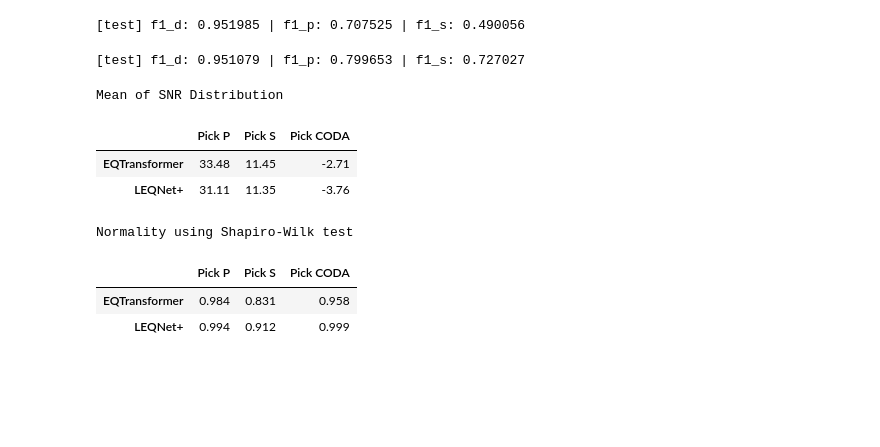
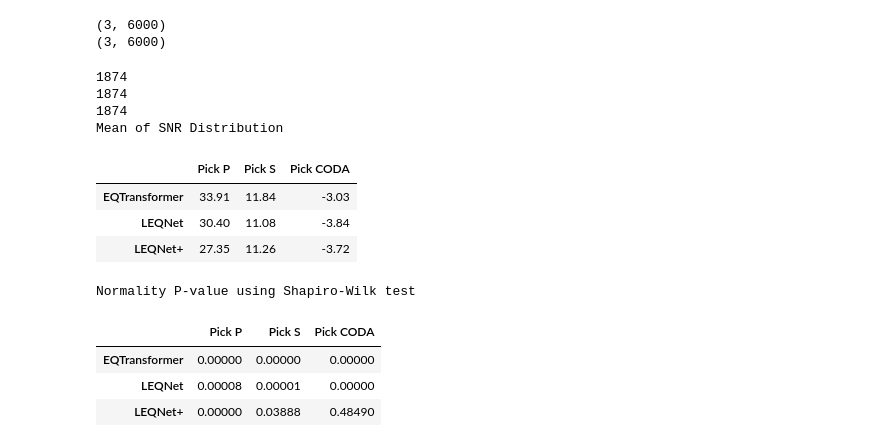
Before and after one commit to FajrulHQ/eq-detection, a Jupyter notebook: notebooks/main.ipynb, the cells around one changed output. Cells and saved outputs as stored; diff of their text form; code cells hidden in the pictures; blank space fills up the shorter version.

```diff
--- a/notebooks/main.ipynb
+++ b/notebooks/main.ipynb
@@ -281,10 +156,6 @@ solver.save_summary()
-# %%
-solver.picker_thres=0.55
-solver.plot_hist(base_model=copy.deepcopy(model_leq), n=0)
-# %% [output]
-[test] f1_d: 0.951985 | f1_p: 0.707525 | f1_s: 0.490056
-# %%
-solver.picker_thres=0.1
-solver.plot_hist(base_model=copy.deepcopy(model_leq), n=0)
-# %% [output]
-[test] f1_d: 0.951079 | f1_p: 0.799653 | f1_s: 0.727027
+# %%
+for model in [model_eqt, model_leq_plus]:
+    print((model.in_channels, model.in_samples))
+# %% [output]
+(3, 6000)
+(3, 6000)
@@ -294,12 +172,12 @@ from scipy import stats
 import statsmodels.api as sm
 import pandas as pd
 
-def snr_dist_compare(path1, path2, model_label, dT=500):
+def snr_dist_compare(paths, model_label, dT=500):
   fig, axs = plt.subplots(1,3, figsize=(12,4))
-  colors = ['red', 'blue']
+  colors = ['red', 'slateblue', 'blue']
   data_means = []
   data_normality = []
-  for p,path in enumerate([path1, path2]):
+  for p,path in enumerate(paths):
     with open(path/f'test_dT{dT}'/'dist_SNR.json', 'r') as f:
       data = json.load(f)
     mean_values = []
@@ -314,41 +192,47 @@ def snr_dist_compare(path1, path2, model_label, dT=500):
       axs[i].axvline(mean, color=colors[p], linewidth=1, linestyle='dashed')
 
       title = 'Pick P' if label=='p' else 'Pick S' if label=='s' else 'Pick CODA'
       axs[i].set_title(title)
       axs[i].set_xlabel('SNR db')
       handles, labels = axs[i].get_legend_handles_labels()
       axs[i].legend(handles, labels)
       axs[i].set_xlim(0,60) if 'd' != label else axs[i].set_xlim(-20,2)
 
       mean_values.append(f"{mean:.2f}")
-      norm_values.append(f"{statistic:.3f}")
+      norm_values.append(f"{p_value:.5f}")
 
     data_means.append(mean_values)
     data_normality.append(norm_values)
 
     if p==0: mask = len(selected_data)
     print(len(selected_data))
 
   plt.tight_layout()
   plt.savefig(f'snr_compare_dT{dT}.png')
   df = pd.DataFrame(data_means, columns=['Pick P', 'Pick S', 'Pick CODA'], index=model_label)
   df2 = pd.DataFrame(data_normality, columns=['Pick P', 'Pick S', 'Pick CODA'], index=model_label)
   print('Mean of SNR Distribution')
   display(df)
 
-  print('Normality using Shapiro-Wilk test')
+  print('Normality P-value using Shapiro-Wilk test')
   display(df2)
 
-path1 = _Path('outputs/iquique/EQTransformer_bs32_lr0.001')
-path2 = _Path('outputs/iquique/LEQNet+_bs32_lr0.001')
+path1 = _Path('outputs/iquique/v2_EQTransformer_bs32_lr0.001')
+path2 = _Path('outputs/iquique/v3_LEQNet_bs32_lr0.001')
+path3 = _Path('outputs/iquique/v3_LEQNet+_bs32_lr0.001')
 
-snr_dist_compare(path1, path2, ['EQTransformer', 'LEQNet+'], 400)
+snr_dist_compare([path1, path2, path3], ['EQTransformer', 'LEQNet', 'LEQNet+'], 400)
 # %% [output]
+1874
+1874
+1874
 Mean of SNR Distribution
 |  | Pick P | Pick S | Pick CODA |
-| EQTransformer | 33.48 | 11.45 | -2.71 |
-| LEQNet+ | 31.11 | 11.35 | -3.76 |
+| EQTransformer | 33.91 | 11.84 | -3.03 |
+| LEQNet | 30.40 | 11.08 | -3.84 |
+| LEQNet+ | 27.35 | 11.26 | -3.72 |
-Normality using Shapiro-Wilk test
+Normality P-value using Shapiro-Wilk test
 |  | Pick P | Pick S | Pick CODA |
-| EQTransformer | 0.984 | 0.831 | 0.958 |
-| LEQNet+ | 0.994 | 0.912 | 0.999 |
+| EQTransformer | 0.00000 | 0.00000 | 0.00000 |
+| LEQNet | 0.00008 | 0.00001 | 0.00000 |
+| LEQNet+ | 0.00000 | 0.03888 | 0.48490 |
```
Also changed, not shown: parts of 8 cells of this notebook, 5 other files.
